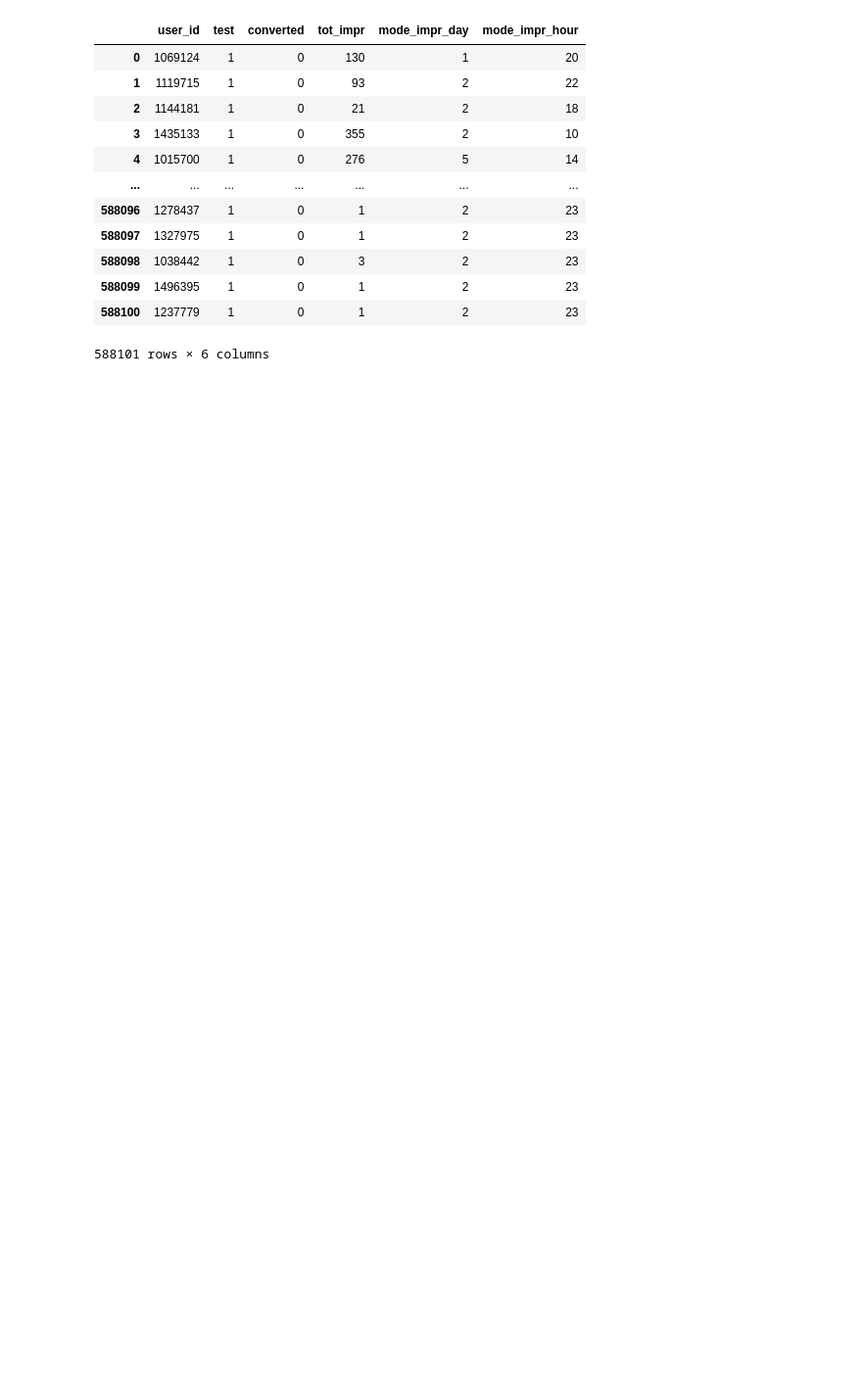
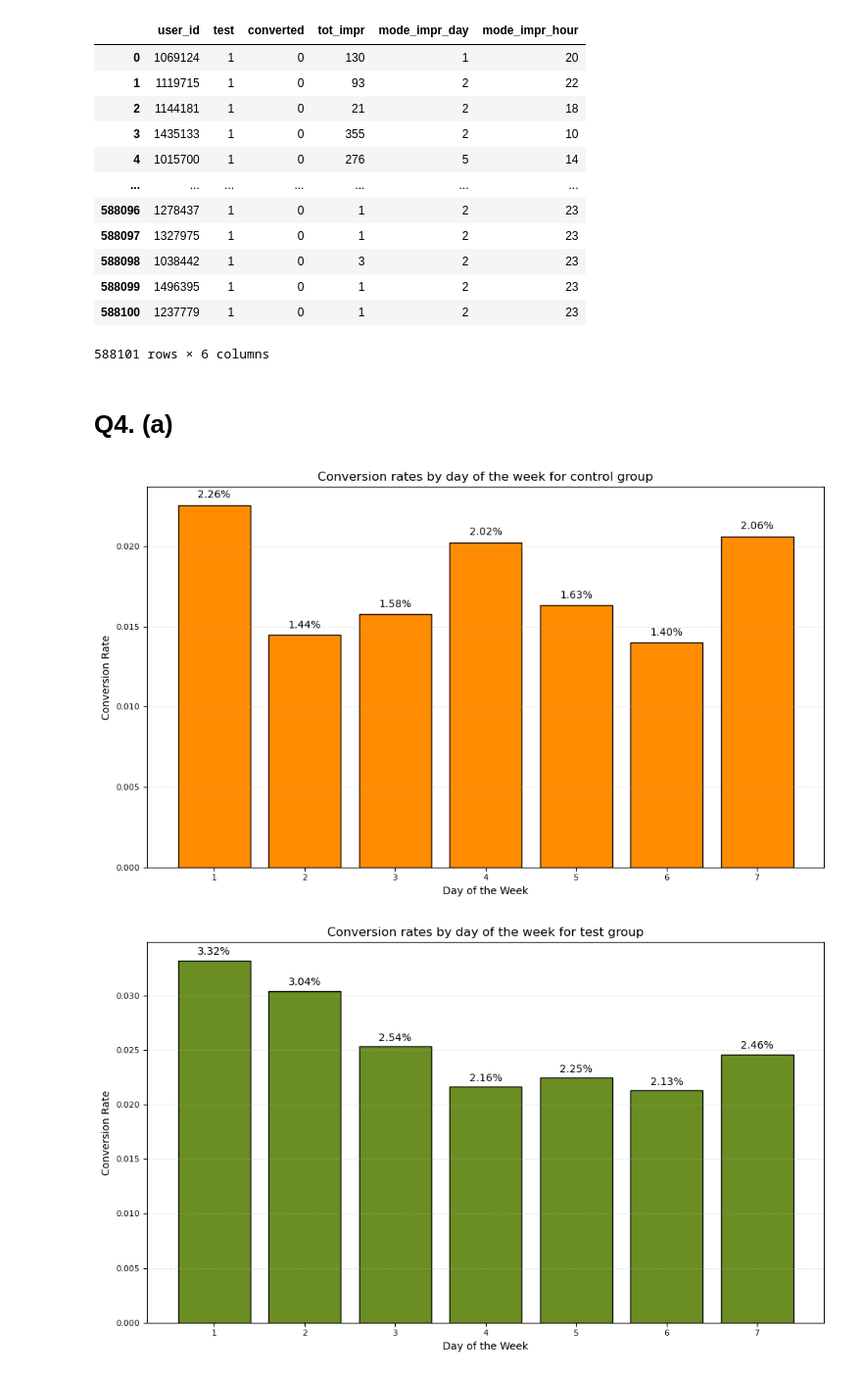
Before and after one commit to akshat-karwa/MGT_FP, a Jupyter notebook: final_code.ipynb, the cells around one changed output. Shown at 98% size. Cells and saved outputs as stored; diff of their text form; code cells hidden in the pictures; blank space fills up the shorter version.

```diff
--- a/final_code.ipynb
+++ b/final_code.ipynb
@@ -178,3 +181,32 @@ data
 | 588099 | 1496395 | 1 | 0 | 1 | 2 | 23 |
 | 588100 | 1237779 | 1 | 0 | 1 | 2 | 23 |
 588101 rows × 6 columns
+# %% [markdown]
+# Q4. (a)
+# %%
+def plot_q4(df, grp, time_col, color):
+    day_summary = df.groupby(time_col)['converted'].agg(['sum', 'count']).reset_index()
+    day_summary['conversion_rate'] = day_summary['sum'] / day_summary['count']
+    day_summary.sort_values(time_col, inplace=True)
+
+    plt.figure(figsize=(10, 6))
+    bars = plt.bar(day_summary[time_col], day_summary['conversion_rate'], color=color, edgecolor='black')
+    for bar, rate in zip(bars, day_summary['conversion_rate']):
+        plt.text(bar.get_x() + bar.get_width() / 2, bar.get_height() + 0.0003,
+                f"{rate:.2%}", ha='center', va='bottom', fontsize=10, color='black')
+
+    plt.title(f"Conversion rates by day of the week for {grp} group", fontsize=12)
+    plt.xlabel("Day of the Week", fontsize=10)
+    plt.ylabel("Conversion Rate", fontsize=10)
+    plt.xticks(fontsize=8)
+    plt.yticks(fontsize=8)
+    plt.grid(axis='y', linestyle='--', alpha=0.3)
+    plt.tight_layout()
+    plt.show()
+
+day_col = 'mode_impr_day'
+plot_q4(control_group.copy(), 'control', day_col, 'darkorange')
+plot_q4(test_group.copy(), 'test', day_col, 'olivedrab')
+# %% [output]
+[figure, added]
+[figure, added]
```
Also changed, not shown: parts of 3 cells of this notebook.
